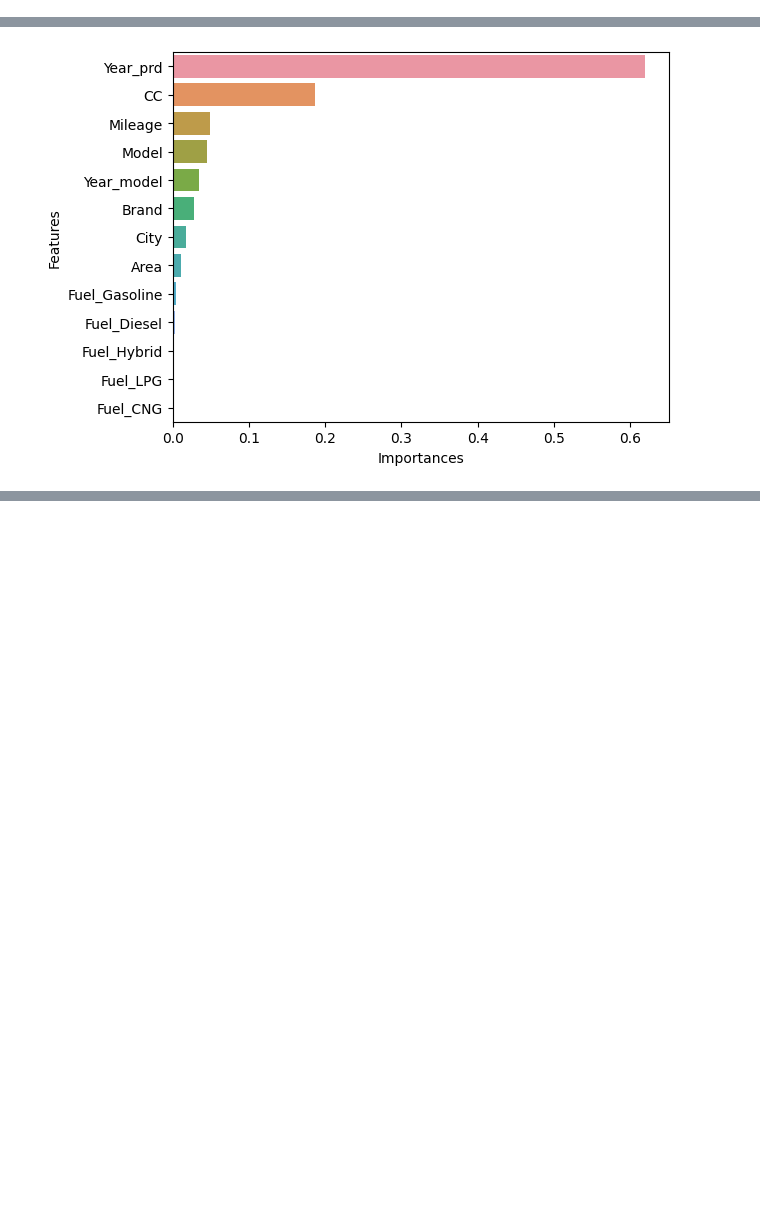
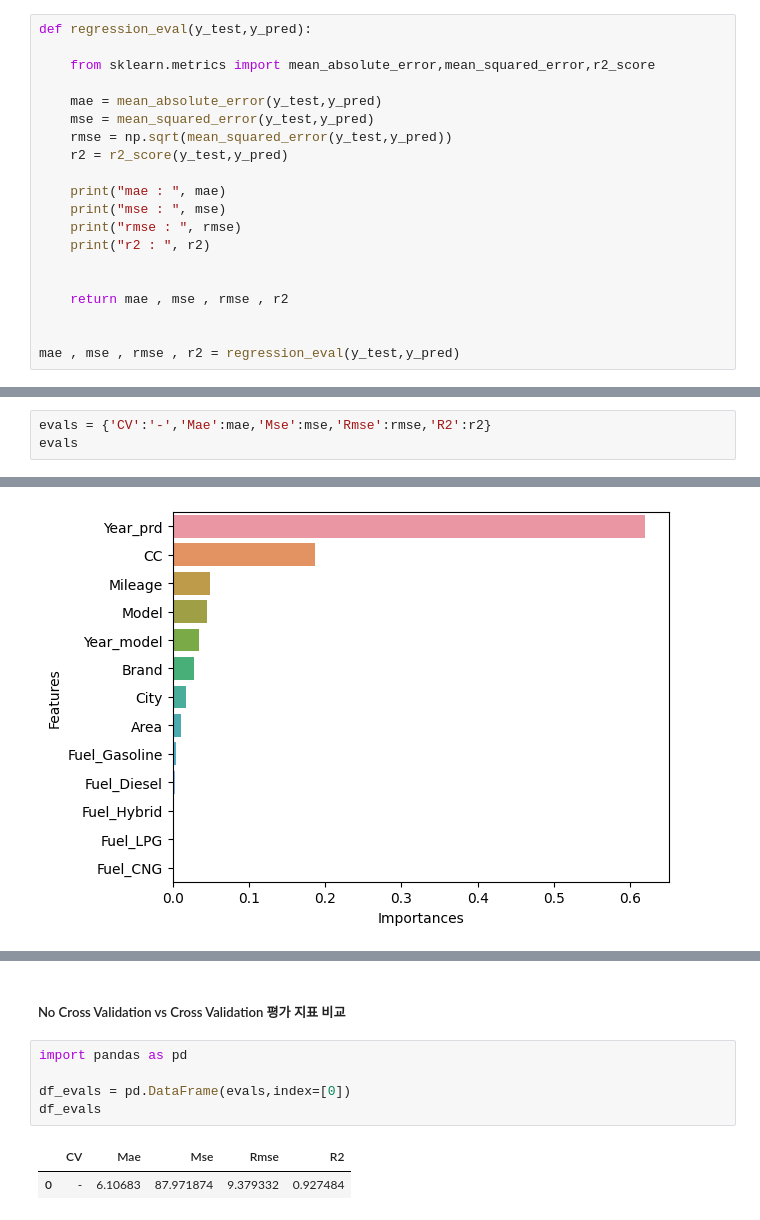
Before and after one commit to woojooc/ML_Car, a Jupyter notebook: jm/dacon/learning.ipynb, the cells around one changed output, grey strips where cells are left out. Drawn from its saved outputs; the diff is of its cells as text; blank space fills up the shorter version.

```diff
--- a/jm/dacon/learning.ipynb
+++ b/jm/dacon/learning.ipynb
@@ -137,3 +137,23 @@ r2 = r2_score(y_test,y_pred)
 r2
 # %% [output]
 0.927483642569507
+# %%
+def regression_eval(y_test,y_pred):
+
+    from sklearn.metrics import mean_absolute_error,mean_squared_error,r2_score
+
+    mae = mean_absolute_error(y_test,y_pred)
+    mse = mean_squared_error(y_test,y_pred)
+    rmse = np.sqrt(mean_squared_error(y_test,y_pred))
+    r2 = r2_score(y_test,y_pred)
+
+    print("mae : ", mae)
+    print("mse : ", mse)
+    print("rmse : ", rmse)
+    print("r2 : ", r2)
+
+
+    return mae , mse , rmse , r2
+
+
+mae , mse , rmse , r2 = regression_eval(y_test,y_pred)
@@ -139,0 +165,3 @@ r2
+# %%
+evals = {'CV':'-','Mae':mae,'Mse':mse,'Rmse':rmse,'R2':r2}
+evals
@@ -179,0 +295,10 @@ sns.barplot(x='Importances',y='Features',data=df_feature_importances)
+# %% [markdown]
+##### No Cross Validation vs Cross Validation 평가 지표 비교
+# %%
+import pandas as pd
+
+df_evals = pd.DataFrame(evals,index=[0])
+df_evals
+# %% [output]
+|  | CV | Mae | Mse | Rmse | R2 |
+| 0 | - | 6.10683 | 87.971874 | 9.379332 | 0.927484 |
```
Also changed, not shown: parts of 8 cells of this notebook.
